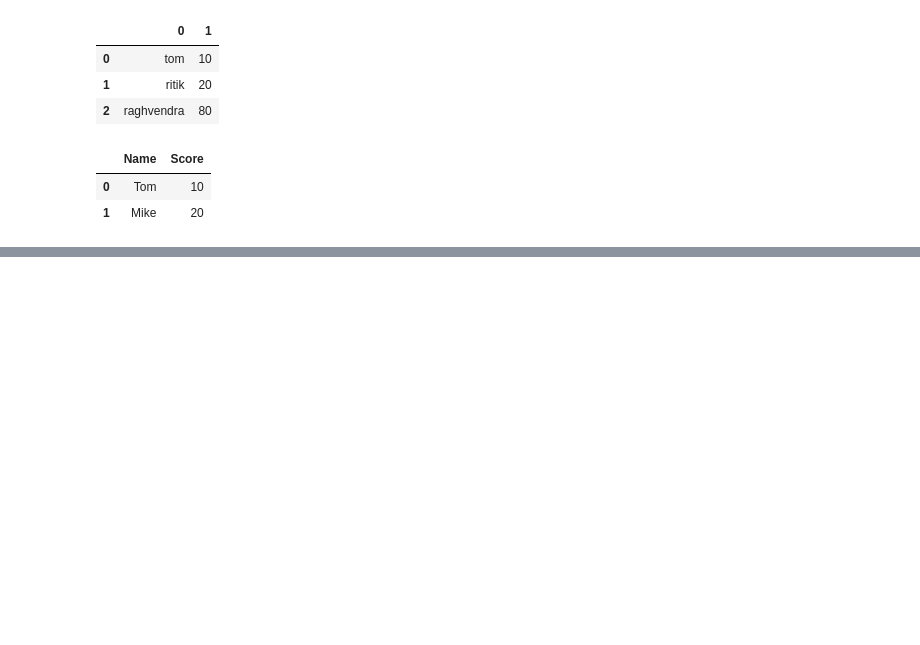
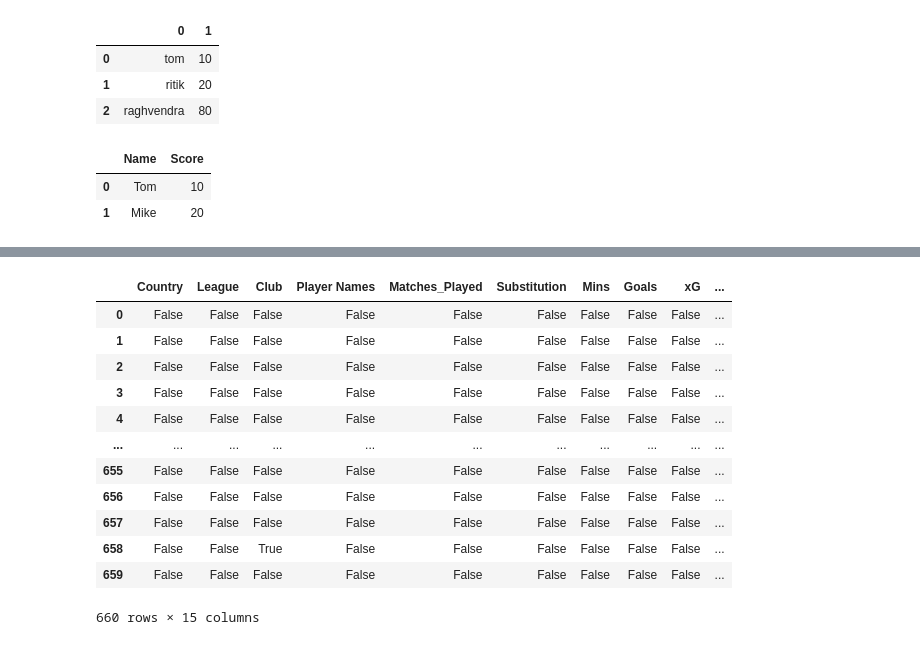
Before and after one commit to raghvendra0898/GFG-ML-DS-Course, a Jupyter notebook: 02_Pandas/pandas1.ipynb, the cells around one changed output, grey strips where cells are left out. Drawn from its saved outputs; the diff is of its cells as text; code cells hidden in the pictures; blank space fills up the shorter version.

```diff
--- a/02_Pandas/pandas1.ipynb
+++ b/02_Pandas/pandas1.ipynb
@@ -263,0 +539,16 @@ pd.DataFrame(lst)
+# %%
+df.isnull()
+# %% [output]
+|  | Country | League | Club | Player Names | Matches_Played | Substitution | Mins | Goals | xG | ... |
+| 0 | False | False | False | False | False | False | False | False | False | ... |
+| 1 | False | False | False | False | False | False | False | False | False | ... |
+| 2 | False | False | False | False | False | False | False | False | False | ... |
+| 3 | False | False | False | False | False | False | False | False | False | ... |
+| 4 | False | False | False | False | False | False | False | False | False | ... |
+| ... | ... | ... | ... | ... | ... | ... | ... | ... | ... | ... |
+| 655 | False | False | False | False | False | False | False | False | False | ... |
+| 656 | False | False | False | False | False | False | False | False | False | ... |
+| 657 | False | False | False | False | False | False | False | False | False | ... |
+| 658 | False | False | True | False | False | False | False | False | False | ... |
+| 659 | False | False | False | False | False | False | False | False | False | ... |
+660 rows × 15 columns
```
Also changed, not shown: parts of 45 cells of this notebook.
